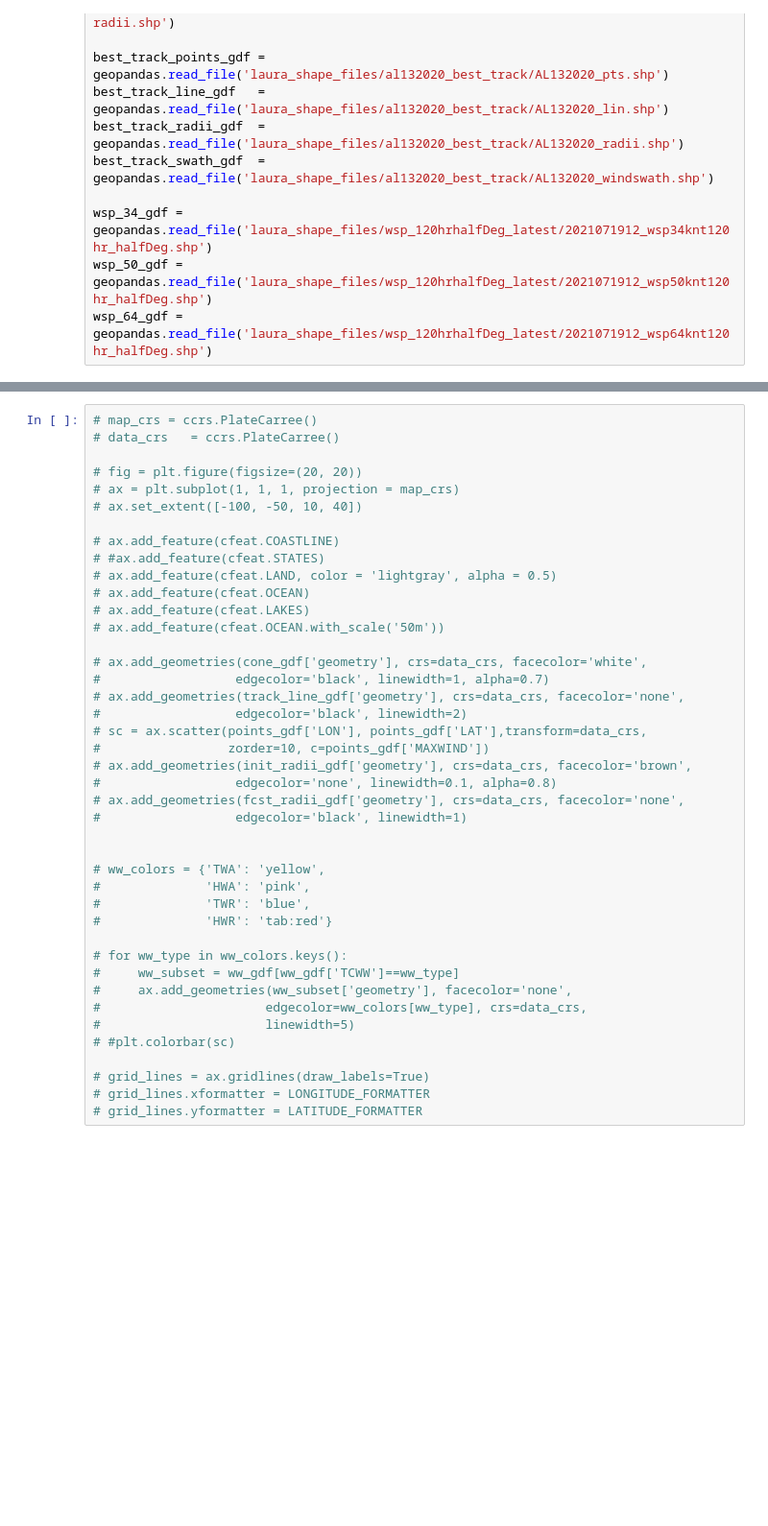
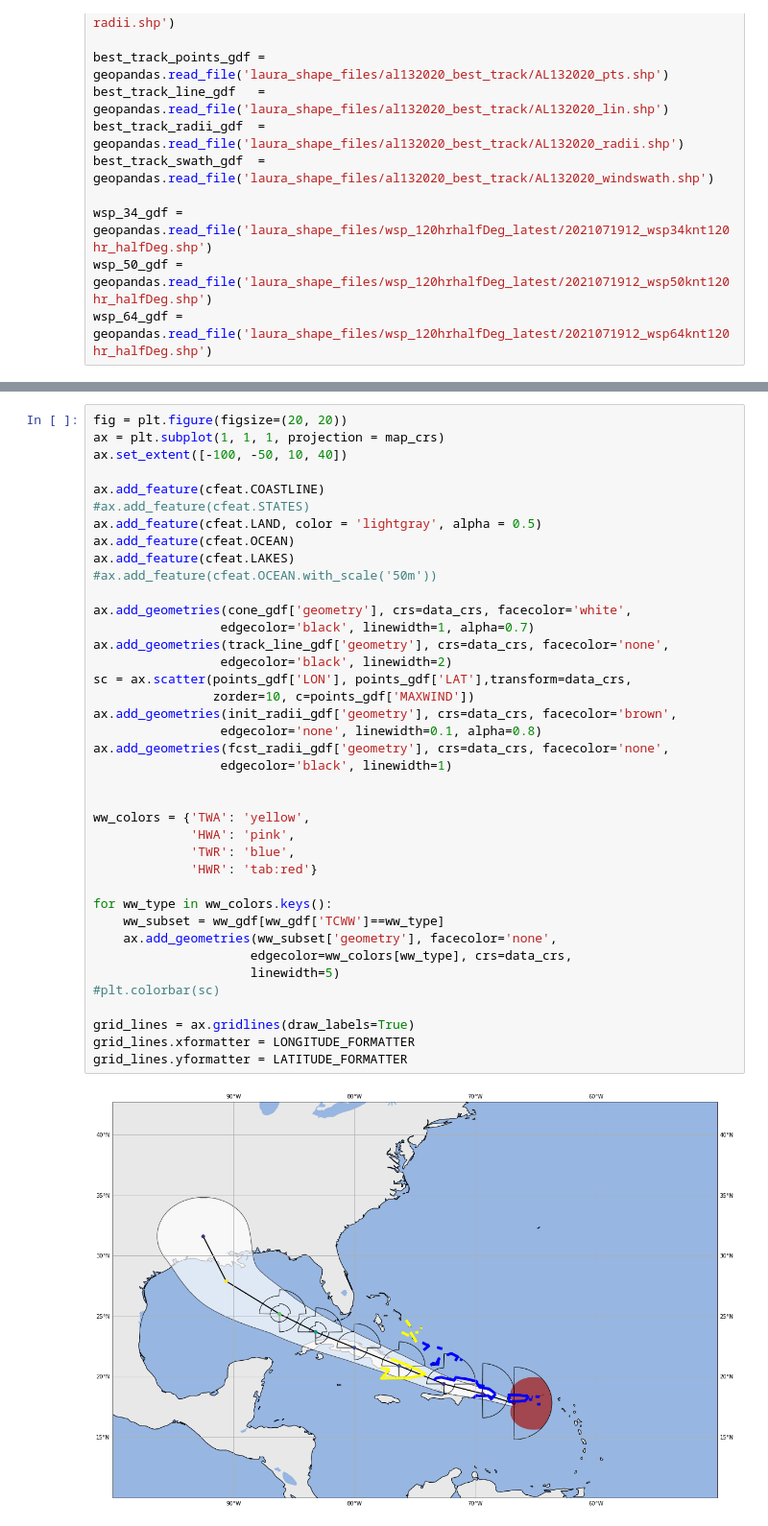
Before and after one commit to jmedinah09/UnidataProjects, a Jupyter notebook: tropical_cyclone_plot_project/Tropical_Cyclone_Plot_Project.ipynb, the cells around one changed output, grey strips where cells are left out. Shown at 96% size. Cells and saved outputs as stored; diff of their text form; blank space fills up the shorter version.

```diff
--- a/tropical_cyclone_plot_project/Tropical_Cyclone_Plot_Project.ipynb
+++ b/tropical_cyclone_plot_project/Tropical_Cyclone_Plot_Project.ipynb
@@ -26,43 +49,42 @@ wsp_64_gdf = geopandas.read_file('laura_shape_files/wsp_120hrhalfDeg_latest/2021
 # %%
-# map_crs = ccrs.PlateCarree()
-# data_crs   = ccrs.PlateCarree()
+fig = plt.figure(figsize=(20, 20))
+ax = plt.subplot(1, 1, 1, projection = map_crs)
+ax.set_extent([-100, -50, 10, 40])
 
-# fig = plt.figure(figsize=(20, 20))
-# ax = plt.subplot(1, 1, 1, projection = map_crs)
-# ax.set_extent([-100, -50, 10, 40])
+ax.add_feature(cfeat.COASTLINE)
+#ax.add_feature(cfeat.STATES)
+ax.add_feature(cfeat.LAND, color = 'lightgray', alpha = 0.5)
+ax.add_feature(cfeat.OCEAN)
+ax.add_feature(cfeat.LAKES)
+#ax.add_feature(cfeat.OCEAN.with_scale('50m'))
 
-# ax.add_feature(cfeat.COASTLINE)
-# #ax.add_feature(cfeat.STATES)
-# ax.add_feature(cfeat.LAND, color = 'lightgray', alpha = 0.5)
-# ax.add_feature(cfeat.OCEAN)
-# ax.add_feature(cfeat.LAKES)
-# ax.add_feature(cfeat.OCEAN.with_scale('50m'))
-
-# ax.add_geometries(cone_gdf['geometry'], crs=data_crs, facecolor='white',
-#                  edgecolor='black', linewidth=1, alpha=0.7)
-# ax.add_geometries(track_line_gdf['geometry'], crs=data_crs, facecolor='none',
-#                  edgecolor='black', linewidth=2)
-# sc = ax.scatter(points_gdf['LON'], points_gdf['LAT'],transform=data_crs,
-#                 zorder=10, c=points_gdf['MAXWIND'])
-# ax.add_geometries(init_radii_gdf['geometry'], crs=data_crs, facecolor='brown',
-#                  edgecolor='none', linewidth=0.1, alpha=0.8)
-# ax.add_geometries(fcst_radii_gdf['geometry'], crs=data_crs, facecolor='none',
-#                  edgecolor='black', linewidth=1)
+ax.add_geometries(cone_gdf['geometry'], crs=data_crs, facecolor='white',
+                 edgecolor='black', linewidth=1, alpha=0.7)
+ax.add_geometries(track_line_gdf['geometry'], crs=data_crs, facecolor='none',
+                 edgecolor='black', linewidth=2)
+sc = ax.scatter(points_gdf['LON'], points_gdf['LAT'],transform=data_crs,
+                zorder=10, c=points_gdf['MAXWIND'])
+ax.add_geometries(init_radii_gdf['geometry'], crs=data_crs, facecolor='brown',
+                 edgecolor='none', linewidth=0.1, alpha=0.8)
+ax.add_geometries(fcst_radii_gdf['geometry'], crs=data_crs, facecolor='none',
+                 edgecolor='black', linewidth=1)
 
 
-# ww_colors = {'TWA': 'yellow',
-#              'HWA': 'pink',
-#              'TWR': 'blue',
-#              'HWR': 'tab:red'}
+ww_colors = {'TWA': 'yellow',
+             'HWA': 'pink',
+             'TWR': 'blue',
+             'HWR': 'tab:red'}
 
-# for ww_type in ww_colors.keys():
-#     ww_subset = ww_gdf[ww_gdf['TCWW']==ww_type]
-#     ax.add_geometries(ww_subset['geometry'], facecolor='none',
-#                      edgecolor=ww_colors[ww_type], crs=data_crs,
-#                      linewidth=5)
-# #plt.colorbar(sc)
+for ww_type in ww_colors.keys():
+    ww_subset = ww_gdf[ww_gdf['TCWW']==ww_type]
+    ax.add_geometries(ww_subset['geometry'], facecolor='none',
+                     edgecolor=ww_colors[ww_type], crs=data_crs,
+                     linewidth=5)
+#plt.colorbar(sc)
 
-# grid_lines = ax.gridlines(draw_labels=True)
-# grid_lines.xformatter = LONGITUDE_FORMATTER
-# grid_lines.yformatter = LATITUDE_FORMATTER
+grid_lines = ax.gridlines(draw_labels=True)
+grid_lines.xformatter = LONGITUDE_FORMATTER
+grid_lines.yformatter = LATITUDE_FORMATTER
+# %% [output]
+[figure, added]
 # %%
```
Also changed, not shown: parts of 5 cells of this notebook, 4 other files.
